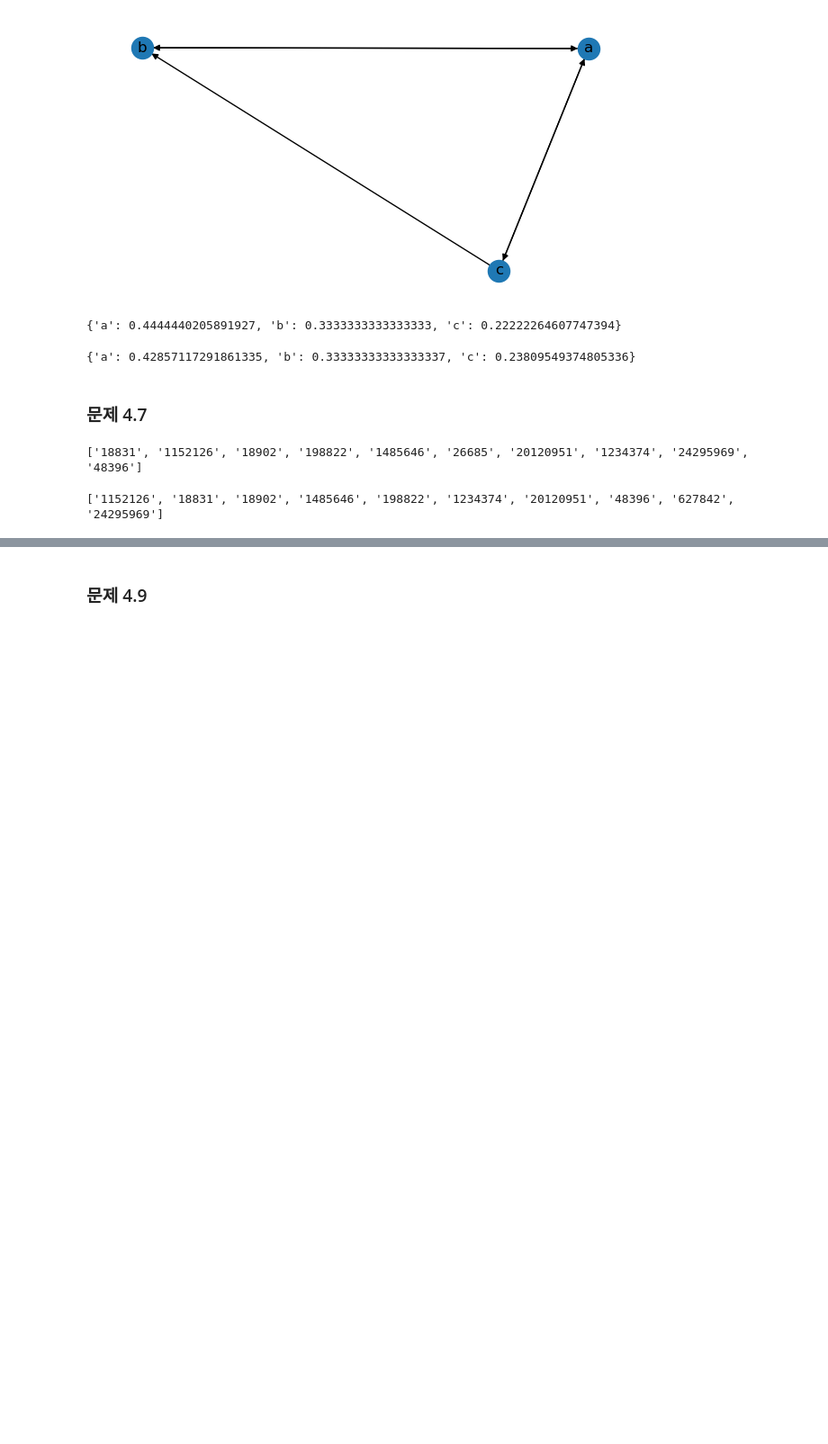
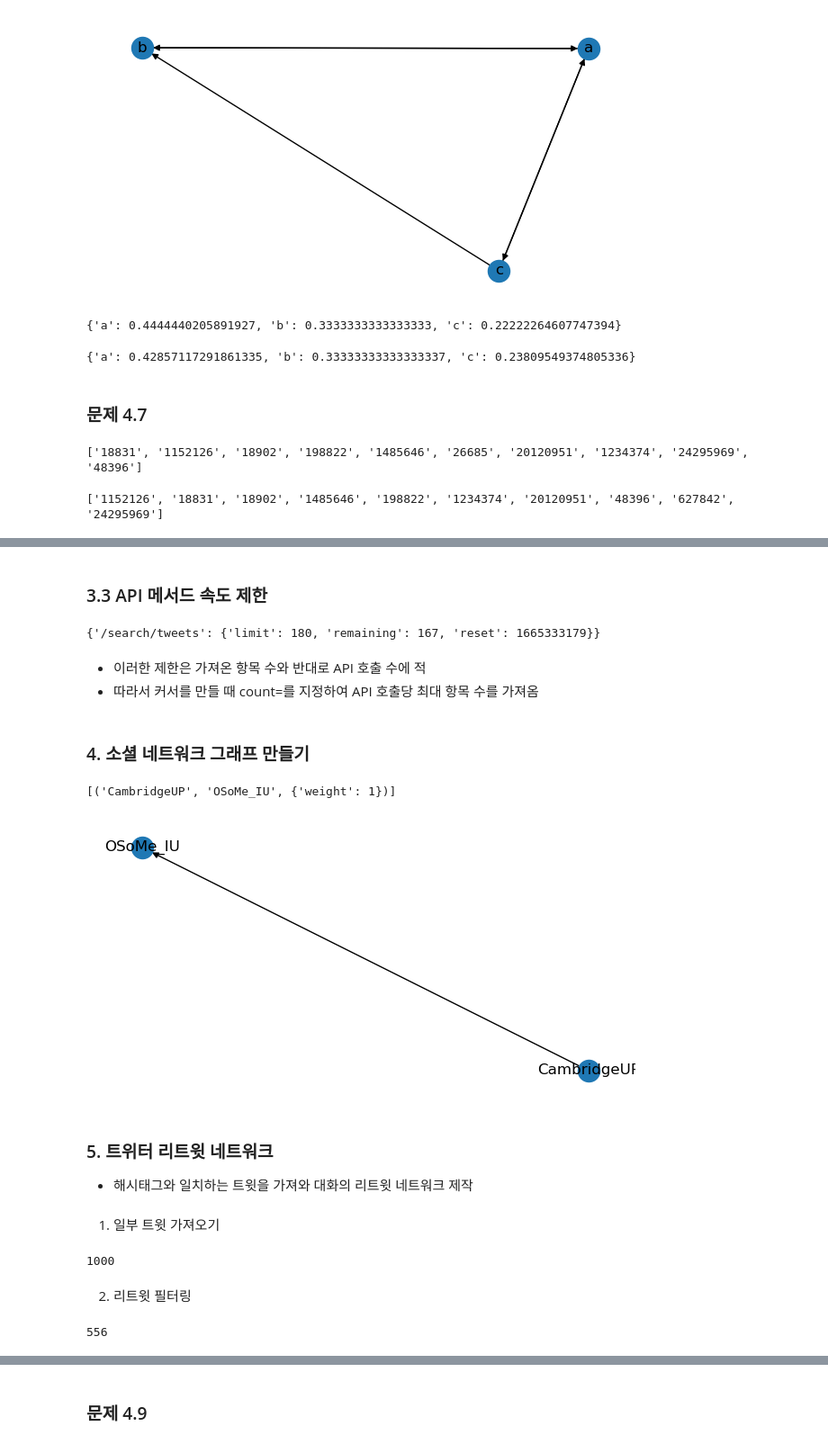
Before and after one commit to hr1588/network, a Jupyter notebook: 4장.ipynb, the cells around one changed output, grey strips where cells are left out. Shown at 90% size. Cells and saved outputs as stored; diff of their text form; code cells hidden in the pictures; blank space fills up the shorter version.

```diff
--- a/4장.ipynb
+++ b/4장.ipynb
@@ -191,0 +198,7 @@ print(res[:10])
+# %%
+api_key = 'Z8ShlmOyVQlmhx5zg21sMWYOb'
+api_secret_key = '0QVcRtmwfC1gAzwUPXeomLBF8EEAOOmuvOzP4vL9NBZ9tPYXh1'
+
+twitter = Twython(api_key, api_secret_key)
+authentication_tokens = twitter.get_authentication_tokens()
+print(authentication_tokens['auth_url'])
@@ -191,0 +209,7 @@ print(res[:10])
+# %%
+verifier = '2925897' # 위의 링크로 접속하면 확인 가능
+twitter = Twython(api_key, api_secret_key,
+                  authentication_tokens['oauth_token'],
+                  authentication_tokens['oauth_token_secret'])
+
+authorized_tokens = twitter.get_authorized_tokens(verifier)
@@ -191,0 +218,6 @@ print(res[:10])
+# %%
+twitter = Twython(api_key, api_secret_key,
+                  authorized_tokens['oauth_token'],
+                  authorized_tokens['oauth_token_secret'])
+
+twitter.verify_credentials()
@@ -191,0 +411,53 @@ print(res[:10])
+# %% [markdown]
+### 3.3 API 메서드 속도 제한
+# %%
+twitter.get_application_rate_limit_status()['resources']['search']
+# %% [output]
+{'/search/tweets': {'limit': 180, 'remaining': 167, 'reset': 1665333179}}
+# %% [markdown]
+- 이러한 제한은 가져온 항목 수와 반대로 API 호출 수에 적
+- 따라서 커서를 만들 때 count=를 지정하여 API 호출당 최대 항목 수를 가져옴
+# %% [markdown]
+### 4. 소셜 네트워크 그래프 만들기
+# %%
+import networkx as nx
+
+d = nx.DiGraph()
+
+publisher = twitter.show_user(screen_name = 'CambridgeUP')
+author = twitter.show_user(screen_name = 'osome_iu')
+
+d.add_edge(publisher['screen_name'], author['screen_name'], weight = 1)
+# %%
+nx.draw(d, with_labels = True)
+list(d.edges(data = True))
+# %% [output]
+[('CambridgeUP', 'OSoMe_IU', {'weight': 1})]
+[figure, added]
+# %% [markdown]
+### 5. 트위터 리트윗 네트워크
+
+- 해시태그와 일치하는 트윗을 가져와 대화의 리트윗 네트워크 제작
+# %% [markdown]
+1. 일부 트윗 가져오기
+# %%
+import itertools
+
+num_tweets_to_fetch = 1000
+
+cursor = twitter.cursor(twitter.search, q = '#science', count = 100, result_type = 'mixed')
+search_tweets = list(itertools.islice(cursor, num_tweets_to_fetch))
+len(search_tweets)
+# %% [output]
+1000
+# %% [markdown]
+2. 리트윗 필터링
+# %%
+retweets = []
+
+for tweet in search_tweets:
+    if 'retweeted_status' in tweet :
+        retweets.append(tweet)
+len(retweets)
+# %% [output]
+556
```
Also changed, not shown: parts of 63 cells of this notebook.
